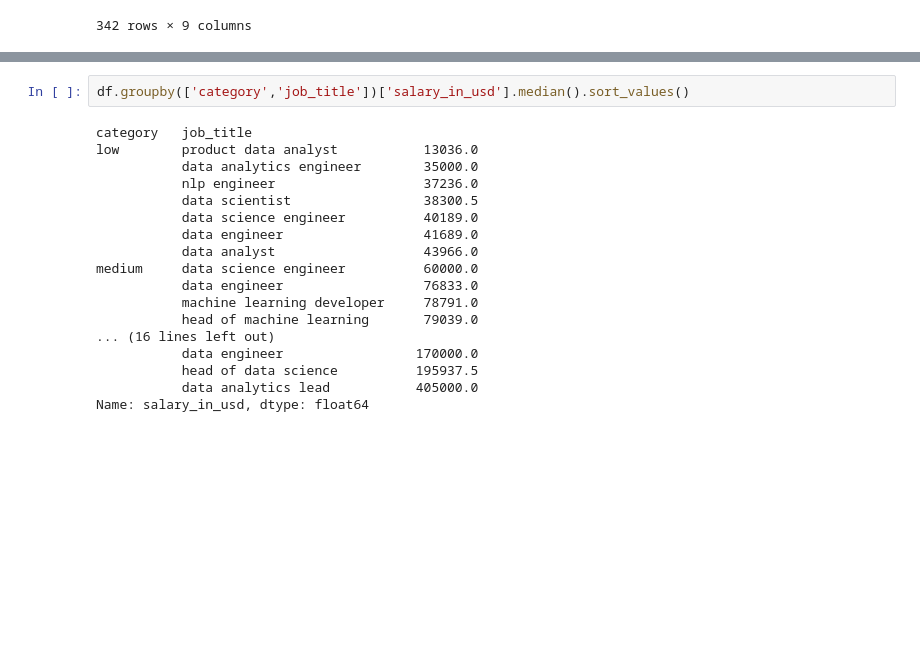
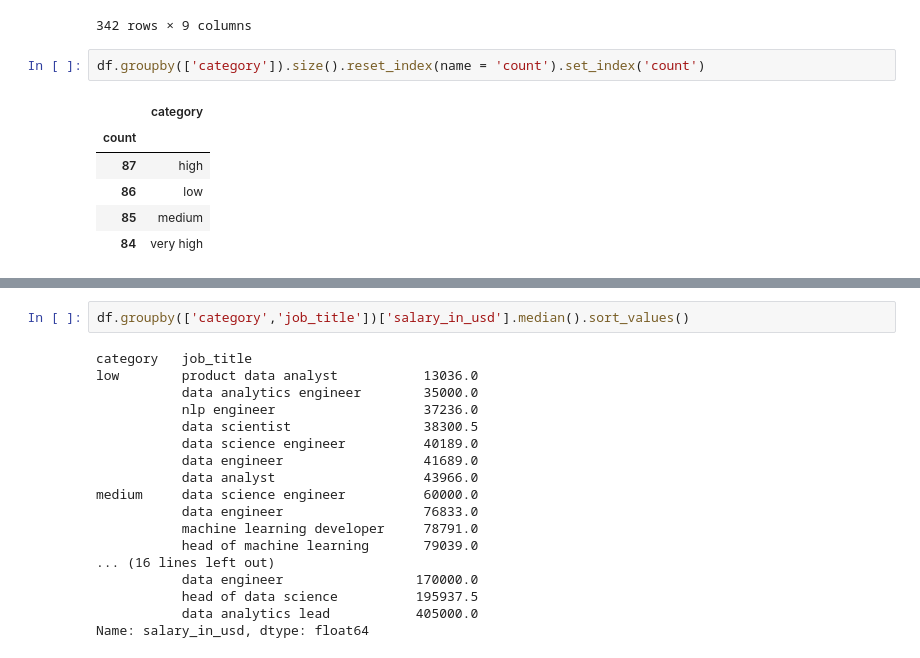
Before and after one commit to Irbis174/data-analysis, a Jupyter notebook: 1 лаба/ЛР-1_Головкин_7.ipynb, the cells around one changed output, grey strips where cells are left out. Saved outputs shown, nothing was run; the diff lists cells and outputs as text; blank space fills up the shorter version.

```diff
--- a/1 лаба/ЛР-1_Головкин_7.ipynb
+++ b/1 лаба/ЛР-1_Головкин_7.ipynb
@@ -383,3 +410,12 @@ df
 | 340 | 2022 | FT | data analyst | 129000.0 | 129000.0 | US | US | ... |
 | 341 | 2022 | FT | data analyst | 150000.0 | 150000.0 | US | US | ... |
 342 rows × 9 columns
+# %%
+df.groupby(['category']).size().reset_index(name = 'count').set_index('count')
+# %% [output]
+|  | category |
+| count |  |
+| 87 | high |
+| 86 | low |
+| 85 | medium |
+| 84 | very high |
```
Also changed, not shown: parts of 14 cells of this notebook.
